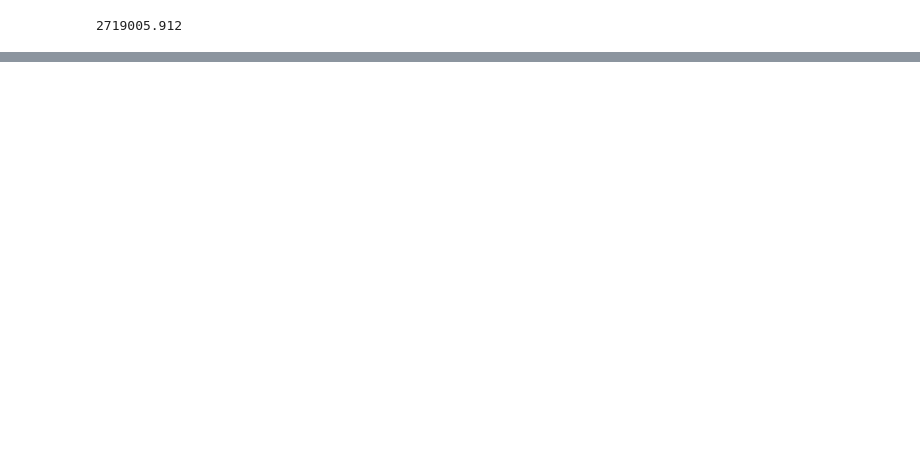
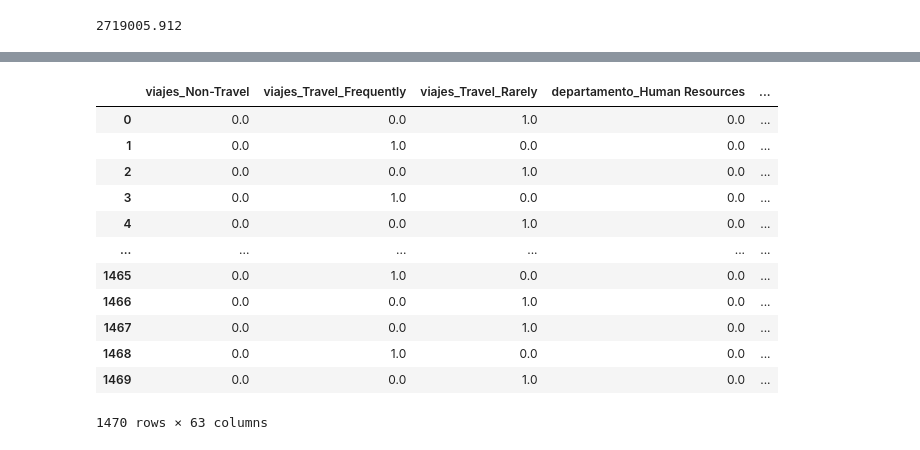
Before and after one commit to Carlos-Ernesto/Data-Science, a Jupyter notebook: DS4B/codigo_personal.ipynb, the cells around one changed output, grey strips where cells are left out. Drawn from its saved outputs; the diff is of its cells as text; code cells hidden in the pictures; blank space fills up the shorter version.

```diff
--- a/DS4B/codigo_personal.ipynb
+++ b/DS4B/codigo_personal.ipynb
@@ -298,0 +369,20 @@ Reducir un 30% la fuga de empleados nos ahorraría 815701$ cada año.
+# %%
+#Unión del data frama de variables categóricas con el data frame de variables numéricas
+num = df_ml.select_dtypes('number').reset_index(drop=True)
+
+df_ml = pd.concat([cat_ohe, num], axis = 1)
+df_ml
+# %% [output]
+|  | viajes_Non-Travel | viajes_Travel_Frequently | viajes_Travel_Rarely | departamento_Human Resources | ... |
+| 0 | 0.0 | 0.0 | 1.0 | 0.0 | ... |
+| 1 | 0.0 | 1.0 | 0.0 | 0.0 | ... |
+| 2 | 0.0 | 0.0 | 1.0 | 0.0 | ... |
+| 3 | 0.0 | 1.0 | 0.0 | 0.0 | ... |
+| 4 | 0.0 | 0.0 | 1.0 | 0.0 | ... |
+| ... | ... | ... | ... | ... | ... |
+| 1465 | 0.0 | 1.0 | 0.0 | 0.0 | ... |
+| 1466 | 0.0 | 0.0 | 1.0 | 0.0 | ... |
+| 1467 | 0.0 | 0.0 | 1.0 | 0.0 | ... |
+| 1468 | 0.0 | 1.0 | 0.0 | 0.0 | ... |
+| 1469 | 0.0 | 0.0 | 1.0 | 0.0 | ... |
+1470 rows × 63 columns
```
Also changed, not shown: parts of 12 cells of this notebook, 1 other file.
